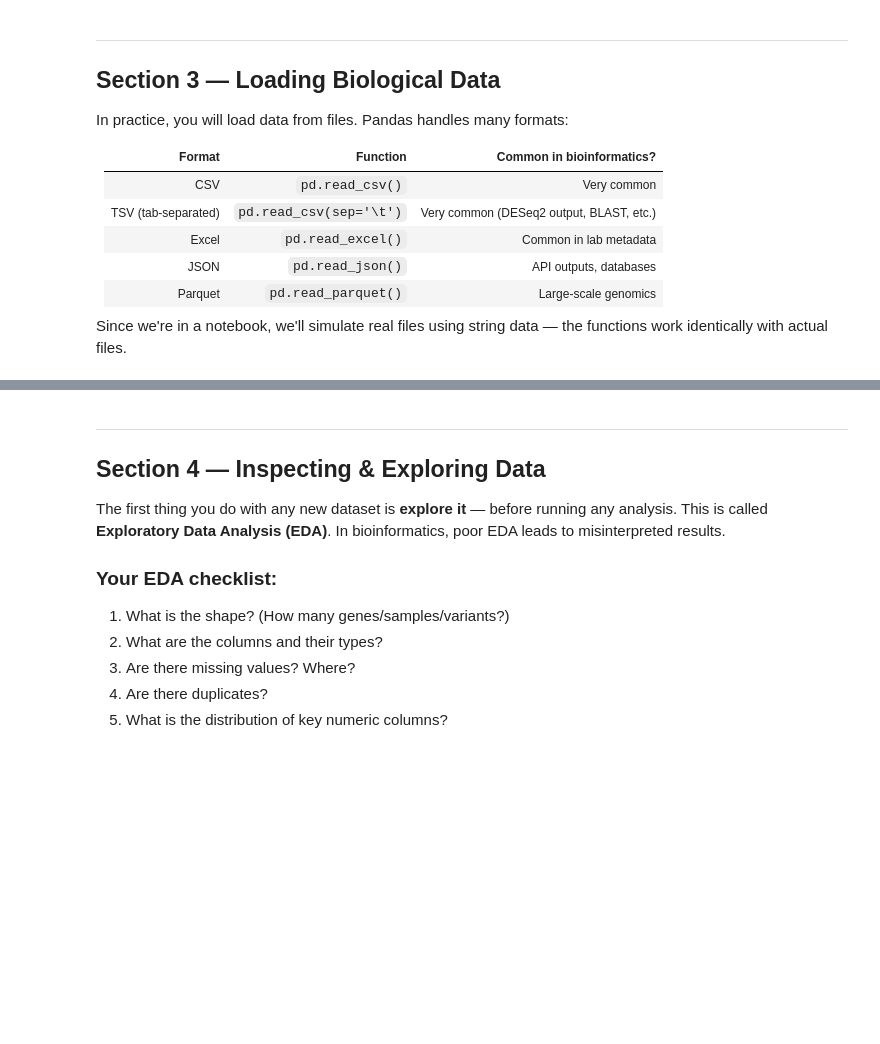
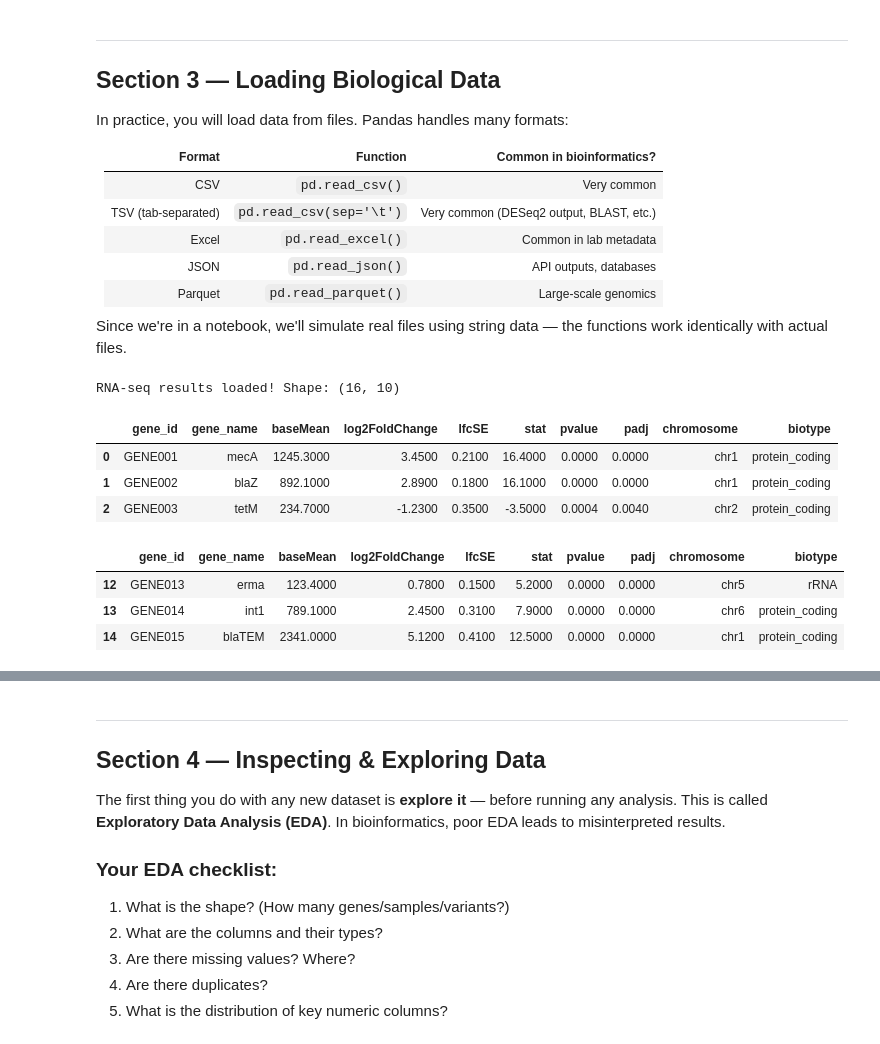
Before and after one commit to Genomac-ihub/COMPUTATIONAL-BIOLOGY-C2, a Jupyter notebook: bootcamp-week-12-Advanced_data_handling_with_Python/pandas_bioinformatics.ipynb, the cells around one changed output, grey strips where cells are left out. Drawn from its saved outputs; the diff is of its cells as text; code cells hidden in the pictures; blank space fills up the shorter version.

```diff
--- a/bootcamp-week-12-Advanced_data_handling_with_Python/pandas_bioinformatics.ipynb
+++ b/bootcamp-week-12-Advanced_data_handling_with_Python/pandas_bioinformatics.ipynb
@@ -203,31 +289,42 @@ Since we're in a notebook, we'll simulate real files using string data — the f
 # %%
 # ============================================================
 # Simulated RNA-seq differential expression results
 # (This mimics what DESeq2 or edgeR outputs as a TSV file)
 # ============================================================
 
 rnaseq_raw = """
 gene_id\tgene_name\tbaseMean\tlog2FoldChange\tlfcSE\tstat\tpvalue\tpadj\tchromosome\tbiotype
 GENE001\tmecA\t1245.3\t3.45\t0.21\t16.4\t0.000001\t0.00002\tchr1\tprotein_coding
 GENE002\tblaZ\t892.1\t2.89\t0.18\t16.1\t0.000002\t0.00003\tchr1\tprotein_coding
 GENE003\ttetM\t234.7\t-1.23\t0.35\t-3.5\t0.00045\t0.004\tchr2\tprotein_coding
 GENE004\tvanA\t\t4.12\t0.29\t14.2\t0.000005\t0.00008\tchr3\tprotein_coding
 GENE005\trpoB\t678.9\t0.12\t0.09\t1.3\t0.18\t0.45\tchr1\tprotein_coding
 GENE006\t\t345.2\t-0.45\t0.11\t-4.1\t0.00004\t0.0008\tchr2\tprotein_coding
 GENE007\tdfrA1\t1102.4\t2.15\t0.22\t9.8\t0.0000001\t0.000003\tchr4\tprotein_coding
 GENE008\taacC1\t567.8\t1.67\t0.19\t8.8\t0.0000005\t0.00001\tchr4\tprotein_coding
 GENE009\tsulI\t234.5\t0.05\t0.08\t0.6\t0.54\t\tchr3\tprotein_coding
 GENE010\tgyrA\t890.2\t-2.34\t0.28\t-8.4\t0.0000003\t0.000005\tchr1\tprotein_coding
 GENE011\tmecA\t1245.3\t3.45\t0.21\t16.4\t0.000001\t0.00002\tchr1\tprotein_coding
 GENE012\tparC\t456.7\t1.98\t0.24\t8.3\t0.0000004\t0.000007\tchr2\tprotein_coding
 GENE013\terma\t123.4\t0.78\t0.15\t5.2\t0.0000002\t0.000004\tchr5\trRNA
 GENE014\tint1\t789.1\t2.45\t0.31\t7.9\t0.0000009\t0.00002\tchr6\tprotein_coding
 GENE015\tblaTEM\t2341.0\t5.12\t0.41\t12.5\t0.0000001\t0.000002\tchr1\tprotein_coding
+GENE015\tblaTEM\t2341.0\t5.12\t0.41\t12.5\t0.0000001\t0.000002\tchr1\tprotein_coding
 """.strip()
 
+# create csv file
+with open('rna_seq_data.csv', 'w') as f:
+    f.write(rnaseq_raw)
+
 # Load from string — in real life: pd.read_csv('results.tsv', sep='\t')
-df_rna = pd.read_csv(io.StringIO(rnaseq_raw), sep='\t')
+df_rna = pd.read_csv('/content/rna_seq_data.csv', sep='\t')
 
 print("RNA-seq results loaded! Shape:", df_rna.shape)
-print()
-print(df_rna)
+# print()
+df_rna.head(3)
+# %% [output]
+RNA-seq results loaded! Shape: (16, 10)
+|  | gene_id | gene_name | baseMean | log2FoldChange | lfcSE | stat | pvalue | padj | chromosome | biotype |
+| 0 | GENE001 | mecA | 1245.3000 | 3.4500 | 0.2100 | 16.4000 | 0.0000 | 0.0000 | chr1 | protein_coding |
+| 1 | GENE002 | blaZ | 892.1000 | 2.8900 | 0.1800 | 16.1000 | 0.0000 | 0.0000 | chr1 | protein_coding |
+| 2 | GENE003 | tetM | 234.7000 | -1.2300 | 0.3500 | -3.5000 | 0.0004 | 0.0040 | chr2 | protein_coding |
@@ -234,3 +334,10 @@ print(df_rna)
+# %%
+df_rna.tail(3)
+# %% [output]
+|  | gene_id | gene_name | baseMean | log2FoldChange | lfcSE | stat | pvalue | padj | chromosome | biotype |
+| 12 | GENE013 | erma | 123.4000 | 0.7800 | 0.1500 | 5.2000 | 0.0000 | 0.0000 | chr5 | rRNA |
+| 13 | GENE014 | int1 | 789.1000 | 2.4500 | 0.3100 | 7.9000 | 0.0000 | 0.0000 | chr6 | protein_coding |
+| 14 | GENE015 | blaTEM | 2341.0000 | 5.1200 | 0.4100 | 12.5000 | 0.0000 | 0.0000 | chr1 | protein_coding |
 # %%
 # ============================================================
 # Simulated AMR gene annotation database
```
Also changed, not shown: parts of 41 cells of this notebook.
